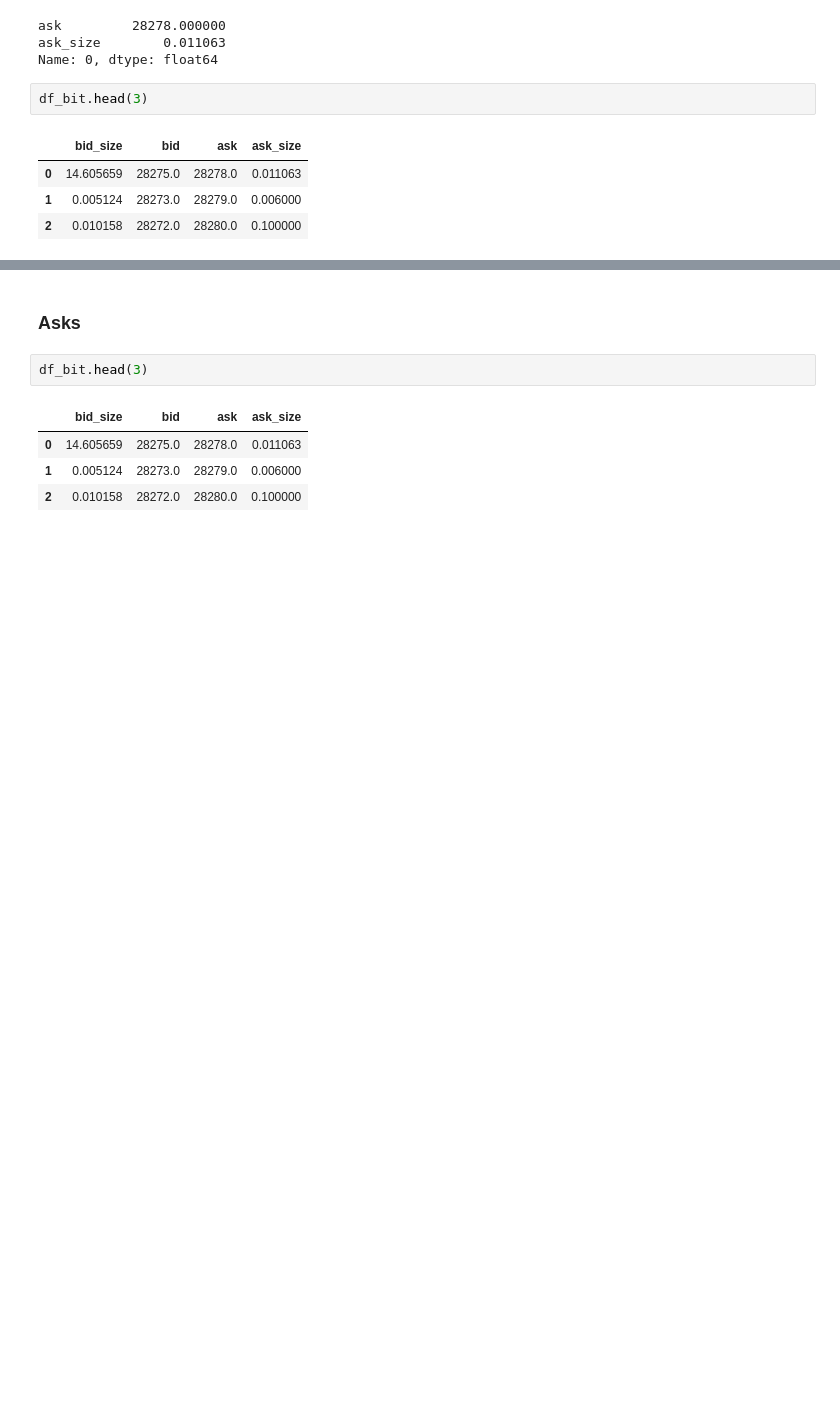
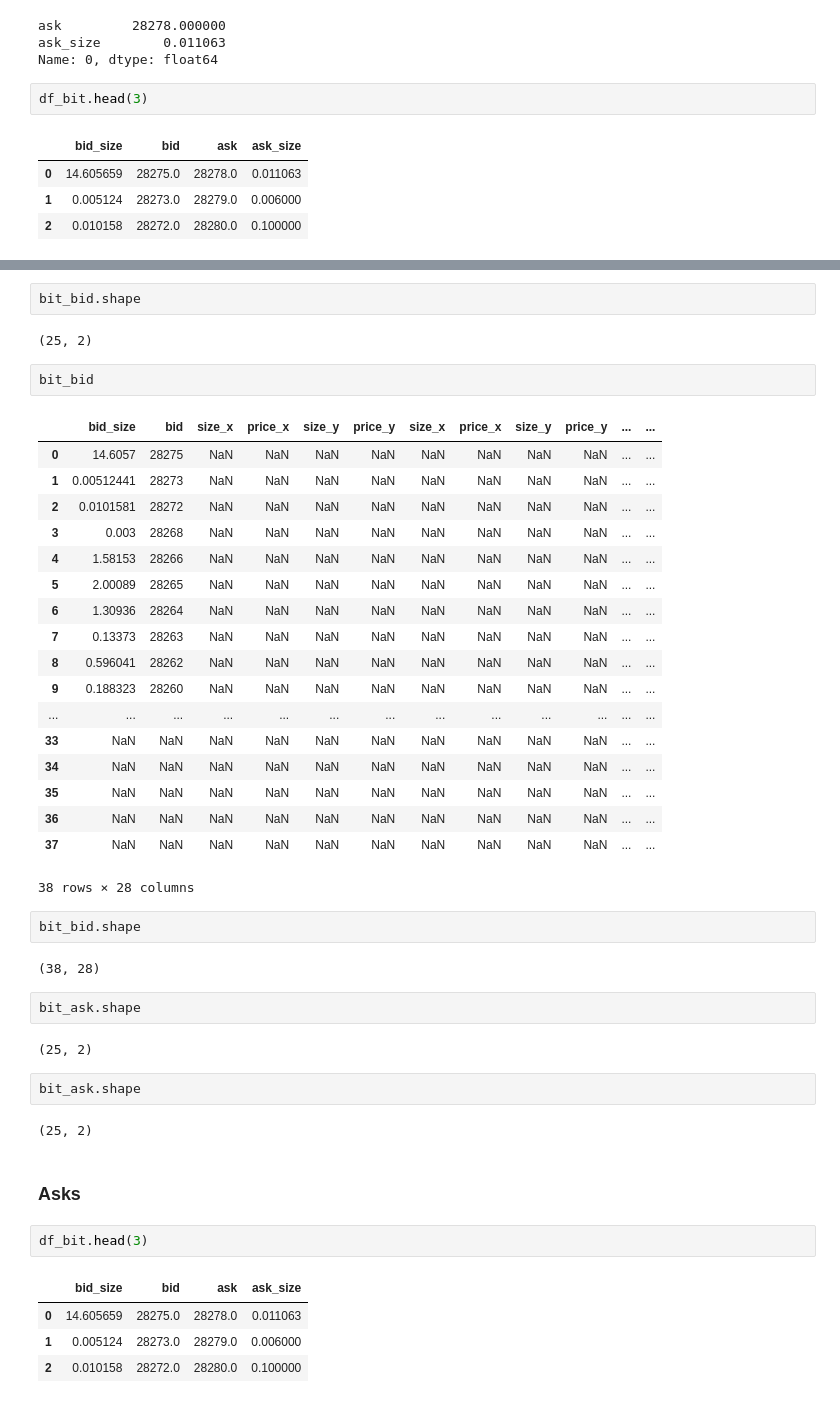
Before and after one commit to AndresLaresBarragan/MyST_XEMM, a Jupyter notebook: working_session.ipynb, the cells around one changed output, grey strips where cells are left out. Drawn from its saved outputs; the diff is of its cells as text; blank space fills up the shorter version.

```diff
--- a/working_session.ipynb
+++ b/working_session.ipynb
@@ -181,3 +317,40 @@ df_bit.shape[0],levels.shape[0], test_bid.shape[0]
+# %%
+bit_bid.shape
+# %% [output]
+(25, 2)
+# %%
+bit_bid
+# %% [output]
+|  | bid_size | bid | size_x | price_x | size_y | price_y | size_x | price_x | size_y | price_y | ... | ... |
+| 0 | 14.6057 | 28275 | NaN | NaN | NaN | NaN | NaN | NaN | NaN | NaN | ... | ... |
+| 1 | 0.00512441 | 28273 | NaN | NaN | NaN | NaN | NaN | NaN | NaN | NaN | ... | ... |
+| 2 | 0.0101581 | 28272 | NaN | NaN | NaN | NaN | NaN | NaN | NaN | NaN | ... | ... |
+| 3 | 0.003 | 28268 | NaN | NaN | NaN | NaN | NaN | NaN | NaN | NaN | ... | ... |
+| 4 | 1.58153 | 28266 | NaN | NaN | NaN | NaN | NaN | NaN | NaN | NaN | ... | ... |
+| 5 | 2.00089 | 28265 | NaN | NaN | NaN | NaN | NaN | NaN | NaN | NaN | ... | ... |
+| 6 | 1.30936 | 28264 | NaN | NaN | NaN | NaN | NaN | NaN | NaN | NaN | ... | ... |
+| 7 | 0.13373 | 28263 | NaN | NaN | NaN | NaN | NaN | NaN | NaN | NaN | ... | ... |
+| 8 | 0.596041 | 28262 | NaN | NaN | NaN | NaN | NaN | NaN | NaN | NaN | ... | ... |
+| 9 | 0.188323 | 28260 | NaN | NaN | NaN | NaN | NaN | NaN | NaN | NaN | ... | ... |
+| ... | ... | ... | ... | ... | ... | ... | ... | ... | ... | ... | ... | ... |
+| 33 | NaN | NaN | NaN | NaN | NaN | NaN | NaN | NaN | NaN | NaN | ... | ... |
+| 34 | NaN | NaN | NaN | NaN | NaN | NaN | NaN | NaN | NaN | NaN | ... | ... |
+| 35 | NaN | NaN | NaN | NaN | NaN | NaN | NaN | NaN | NaN | NaN | ... | ... |
+| 36 | NaN | NaN | NaN | NaN | NaN | NaN | NaN | NaN | NaN | NaN | ... | ... |
+| 37 | NaN | NaN | NaN | NaN | NaN | NaN | NaN | NaN | NaN | NaN | ... | ... |
+38 rows × 28 columns
+# %%
+bit_bid.shape
+# %% [output]
+(38, 28)
+# %%
+bit_ask.shape
+# %% [output]
+(25, 2)
+# %%
+bit_ask.shape
+# %% [output]
+(25, 2)
 # %% [markdown]
 ### Asks
 # %%
```
Also changed, not shown: parts of 15 cells of this notebook.
